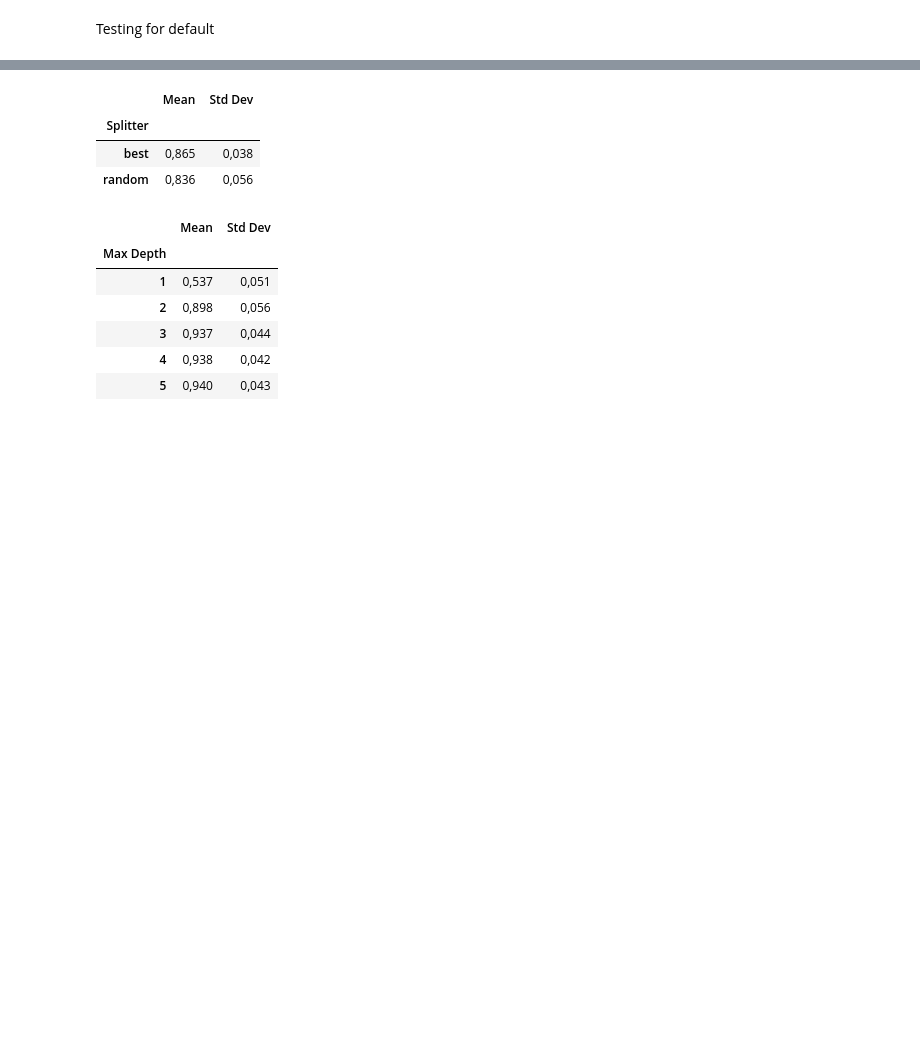
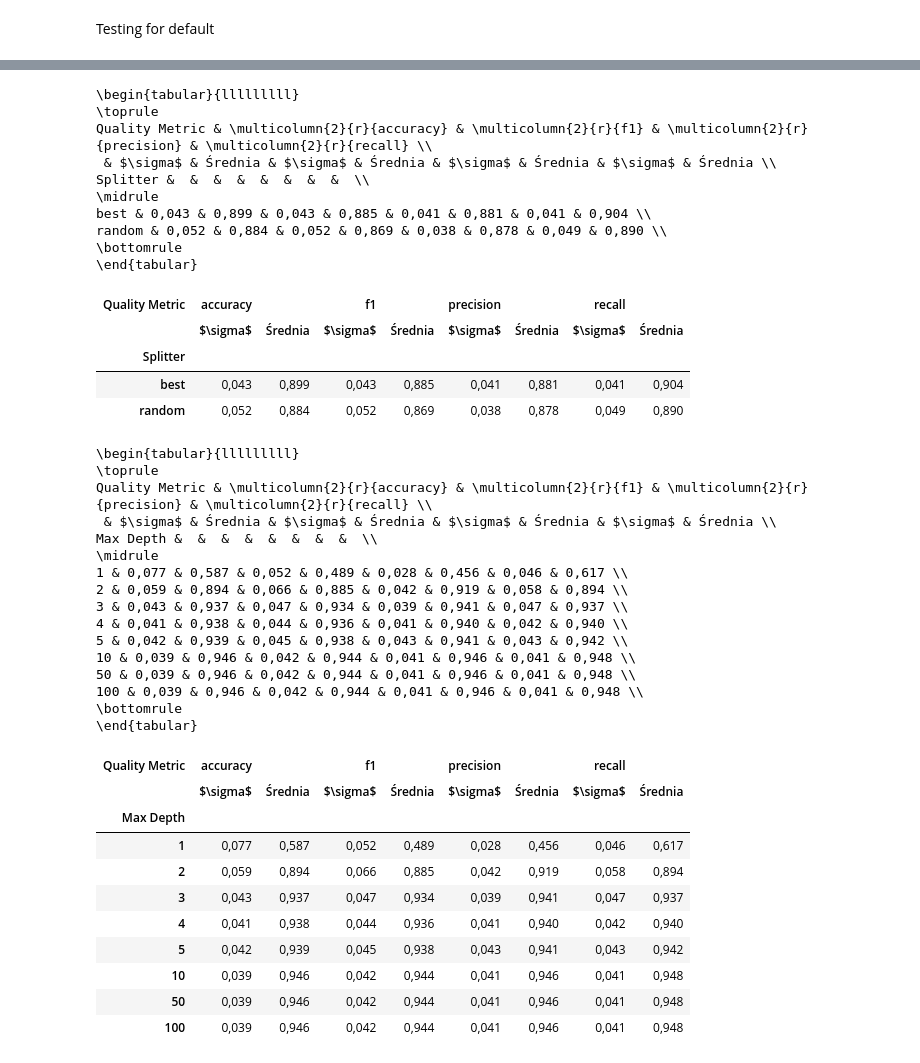
Before and after one commit to kubamarchut/wsi, a Jupyter notebook: ex-4/main.ipynb, the cells around one changed output, grey strips where cells are left out. Saved outputs shown, nothing was run; the diff lists cells and outputs as text; code cells hidden in the pictures; blank space fills up the shorter version.

```diff
--- a/ex-4/main.ipynb
+++ b/ex-4/main.ipynb
@@ -102,7 +96,7 @@ Standard Deviation of F1: 0.04647450346863861
 PARAMETERS = {
     'criterion': ['gini', 'entropy'],
     'splitter': ['best', 'random'],
-    'max_depth': [1, 2, 3, 4, 5, None]
+    'max_depth': [1, 2, 3, 4, 5, 10, 50, 100]
 }
 
 results_by_params = {}
@@ -118,8 +112,8 @@ for criterion_value in PARAMETERS['criterion']:
                     'Splitter': splitter_value,
                     'Max Depth': max_depth_value,
                     'Quality Metric': metric,
-                    'Mean': avg_scores[metric],
-                    'Std Dev': std_dev_scores[metric]
+                    'Średnia': avg_scores[metric],
+                    '$\\sigma$': std_dev_scores[metric]
                 })
 
             results_df = pd.DataFrame(results_for_params)
@@ -134,7 +128,8 @@ for criterion_value in PARAMETERS['criterion']:
 all_results_df = pd.concat(results_by_params.values())
 
 # Group by each parameter and calculate mean and standard deviation for each metric
-summary_df = all_results_df.groupby(['Criterion', 'Splitter', 'Max Depth']).agg({'Mean': 'mean', 'Std Dev': 'mean'})
+#summary_df = all_results_df.groupby(['Criterion', 'Splitter', 'Max Depth']).agg({'Średnia': 'mean', '$\\sigma$': 'mean'})
+summary_df = all_results_df
 #summary_df = summary_df.map(lambda x: '{:.3f}'.format(x).replace('.', ','))
 # Display the summary table
 display(summary_df)
@@ -160,16 +208,25 @@ display(summary_df)
 # %%
 # Pivot the DataFrame for Criterion
-criterion_df = summary_df.reset_index().pivot_table(index='Criterion', values=['Mean', 'Std Dev'], aggfunc='mean')
+criterion_df = summary_df.reset_index().pivot_table(index=['Criterion'], columns=['Quality Metric'], values=['Średnia', '$\\sigma$'], aggfunc='mean')
+criterion_df.columns = criterion_df.columns.swaplevel(0, 1)
+criterion_df = criterion_df.sort_index(axis=1)
 criterion_df = criterion_df.map(lambda x: '{:.3f}'.format(x).replace('.', ','))
+print(criterion_df.to_latex())
 display(criterion_df)
 
 # Pivot the DataFrame for Splitter
-splitter_df = summary_df.reset_index().pivot_table(index='Splitter', values=['Mean', 'Std Dev'], aggfunc='mean')
+splitter_df = summary_df.reset_index().pivot_table(index='Splitter', columns=['Quality Metric'], values=['Średnia', '$\\sigma$'], aggfunc='mean')
+splitter_df.columns = splitter_df.columns.swaplevel(0, 1)
+splitter_df = splitter_df.sort_index(axis=1)
 splitter_df = splitter_df.map(lambda x: '{:.3f}'.format(x).replace('.', ','))
+print(splitter_df.to_latex())
 display(splitter_df)
 
 # Pivot the DataFrame for Max Depth
-max_depth_df = summary_df.reset_index().pivot_table(index='Max Depth', values=['Mean', 'Std Dev'], aggfunc='mean')
+max_depth_df = summary_df.reset_index().pivot_table(index='Max Depth', columns=['Quality Metric'], values=['Średnia', '$\\sigma$'], aggfunc='mean')
+max_depth_df.columns = max_depth_df.columns.swaplevel(0, 1)
+max_depth_df = max_depth_df.sort_index(axis=1)
 max_depth_df = max_depth_df.map(lambda x: '{:.3f}'.format(x).replace('.', ','))
+print(max_depth_df.to_latex())
 display(max_depth_df)
 # %% [output]
@@ -180,14 +248,45 @@ display(max_depth_df)
+\begin{tabular}{lllllllll}
+\toprule
+Quality Metric & \multicolumn{2}{r}{accuracy} & \multicolumn{2}{r}{f1} & \multicolumn{2}{r}{precision} & \multicolumn{2}{r}{recall} \\
+ & $\sigma$ & Średnia & $\sigma$ & Średnia & $\sigma$ & Średnia & $\sigma$ & Średnia \\
+Splitter &  &  &  &  &  &  &  &  \\
+\midrule
+best & 0,043 & 0,899 & 0,043 & 0,885 & 0,041 & 0,881 & 0,041 & 0,904 \\
+random & 0,052 & 0,884 & 0,052 & 0,869 & 0,038 & 0,878 & 0,049 & 0,890 \\
+\bottomrule
+\end{tabular}
-|  | Mean | Std Dev |
-| Splitter |  |  |
-| best | 0,865 | 0,038 |
-| random | 0,836 | 0,056 |
+| Quality Metric | accuracy |  | f1 |  | precision |  | recall |  |
+|  | $\sigma$ | Średnia | $\sigma$ | Średnia | $\sigma$ | Średnia | $\sigma$ | Średnia |
+| Splitter |  |  |  |  |  |  |  |  |
+| best | 0,043 | 0,899 | 0,043 | 0,885 | 0,041 | 0,881 | 0,041 | 0,904 |
+| random | 0,052 | 0,884 | 0,052 | 0,869 | 0,038 | 0,878 | 0,049 | 0,890 |
+\begin{tabular}{lllllllll}
+\toprule
+Quality Metric & \multicolumn{2}{r}{accuracy} & \multicolumn{2}{r}{f1} & \multicolumn{2}{r}{precision} & \multicolumn{2}{r}{recall} \\
+ & $\sigma$ & Średnia & $\sigma$ & Średnia & $\sigma$ & Średnia & $\sigma$ & Średnia \\
+Max Depth &  &  &  &  &  &  &  &  \\
+\midrule
+1 & 0,077 & 0,587 & 0,052 & 0,489 & 0,028 & 0,456 & 0,046 & 0,617 \\
+2 & 0,059 & 0,894 & 0,066 & 0,885 & 0,042 & 0,919 & 0,058 & 0,894 \\
+3 & 0,043 & 0,937 & 0,047 & 0,934 & 0,039 & 0,941 & 0,047 & 0,937 \\
+4 & 0,041 & 0,938 & 0,044 & 0,936 & 0,041 & 0,940 & 0,042 & 0,940 \\
+5 & 0,042 & 0,939 & 0,045 & 0,938 & 0,043 & 0,941 & 0,043 & 0,942 \\
+10 & 0,039 & 0,946 & 0,042 & 0,944 & 0,041 & 0,946 & 0,041 & 0,948 \\
+50 & 0,039 & 0,946 & 0,042 & 0,944 & 0,041 & 0,946 & 0,041 & 0,948 \\
+100 & 0,039 & 0,946 & 0,042 & 0,944 & 0,041 & 0,946 & 0,041 & 0,948 \\
+\bottomrule
+\end{tabular}
-|  | Mean | Std Dev |
-| Max Depth |  |  |
-| 1 | 0,537 | 0,051 |
-| 2 | 0,898 | 0,056 |
-| 3 | 0,937 | 0,044 |
-| 4 | 0,938 | 0,042 |
-| 5 | 0,940 | 0,043 |
+| Quality Metric | accuracy |  | f1 |  | precision |  | recall |  |
+|  | $\sigma$ | Średnia | $\sigma$ | Średnia | $\sigma$ | Średnia | $\sigma$ | Średnia |
+| Max Depth |  |  |  |  |  |  |  |  |
+| 1 | 0,077 | 0,587 | 0,052 | 0,489 | 0,028 | 0,456 | 0,046 | 0,617 |
+| 2 | 0,059 | 0,894 | 0,066 | 0,885 | 0,042 | 0,919 | 0,058 | 0,894 |
+| 3 | 0,043 | 0,937 | 0,047 | 0,934 | 0,039 | 0,941 | 0,047 | 0,937 |
+| 4 | 0,041 | 0,938 | 0,044 | 0,936 | 0,041 | 0,940 | 0,042 | 0,940 |
+| 5 | 0,042 | 0,939 | 0,045 | 0,938 | 0,043 | 0,941 | 0,043 | 0,942 |
+| 10 | 0,039 | 0,946 | 0,042 | 0,944 | 0,041 | 0,946 | 0,041 | 0,948 |
+| 50 | 0,039 | 0,946 | 0,042 | 0,944 | 0,041 | 0,946 | 0,041 | 0,948 |
+| 100 | 0,039 | 0,946 | 0,042 | 0,944 | 0,041 | 0,946 | 0,041 | 0,948 |
 # %%
 def conduct_tests_svm(folds, scores_dict, random_states, params = None):
     res = {score_name: [] for score_name in scores_dict.keys()}
```
Also changed, not shown: parts of 14 cells of this notebook.
